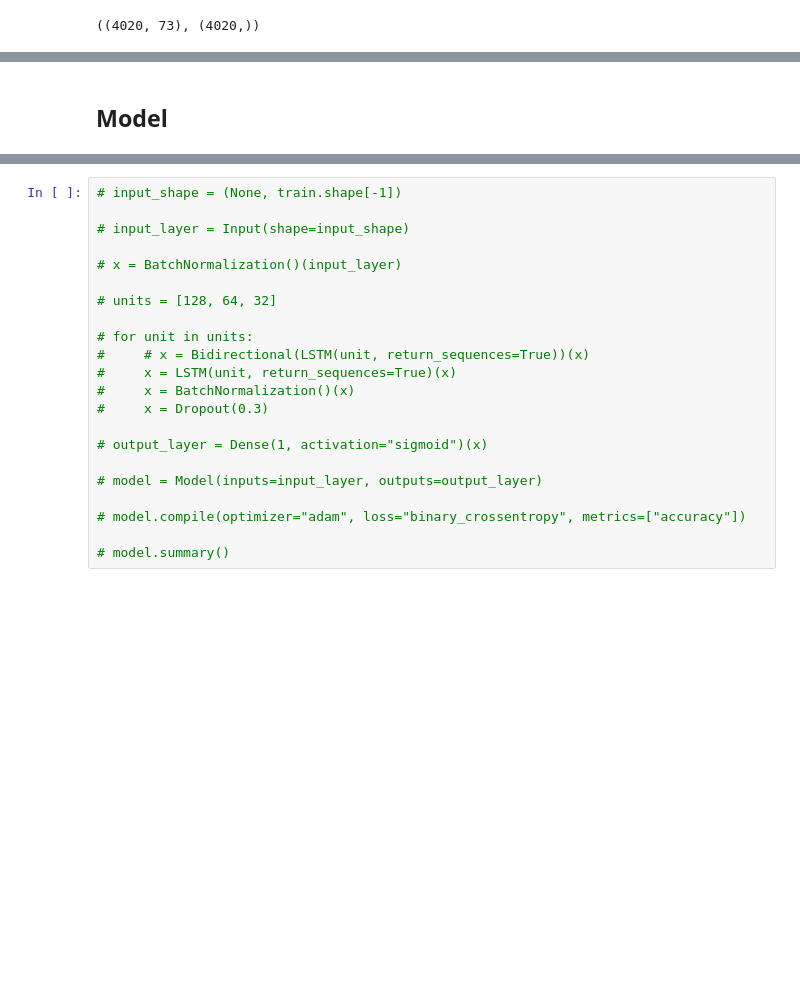
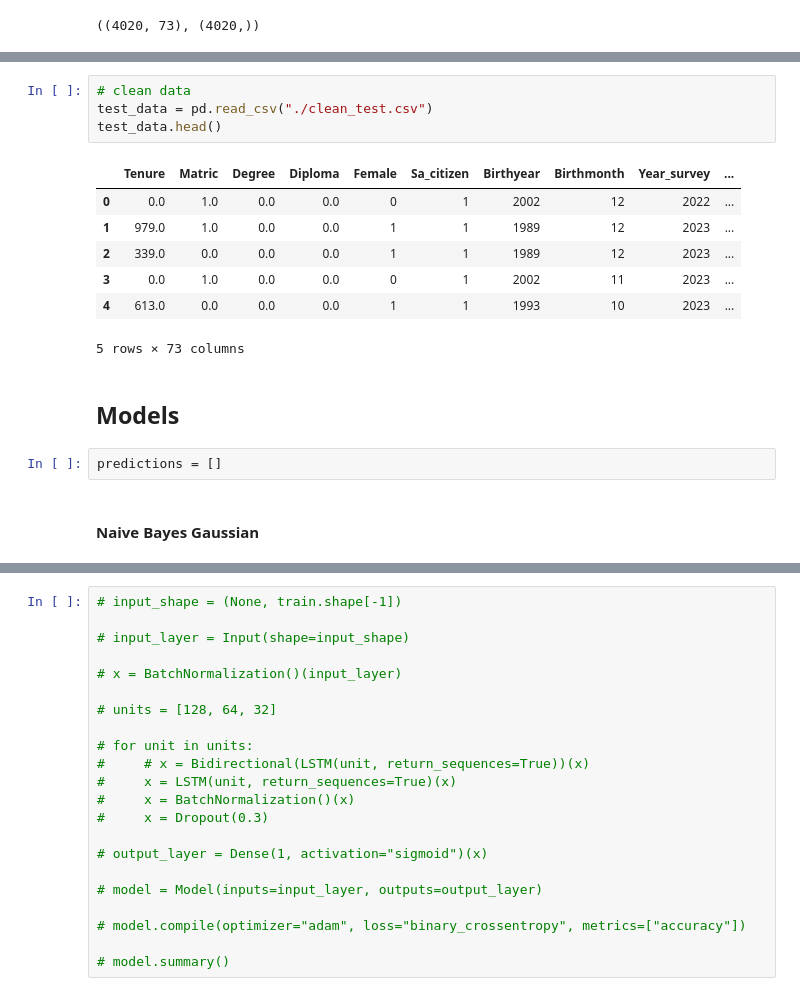
Before and after one commit to kibambe-0167/zindi-piyipc, a Jupyter notebook: app.ipynb, the cells around one changed output, grey strips where cells are left out. Saved outputs shown, nothing was run; the diff lists cells and outputs as text; blank space fills up the shorter version.

Commit message:
gaussianNB, doesnt perform well

```diff
--- a/app.ipynb
+++ b/app.ipynb
@@ -31,2 +46,18 @@ train.shape, targets.shape
+# %%
+# clean data
+test_data = pd.read_csv("./clean_test.csv")
+test_data.head()
+# %% [output]
+|  | Tenure | Matric | Degree | Diploma | Female | Sa_citizen | Birthyear | Birthmonth | Year_survey | ... |
+| 0 | 0.0 | 1.0 | 0.0 | 0.0 | 0 | 1 | 2002 | 12 | 2022 | ... |
+| 1 | 979.0 | 1.0 | 0.0 | 0.0 | 1 | 1 | 1989 | 12 | 2023 | ... |
+| 2 | 339.0 | 0.0 | 0.0 | 0.0 | 1 | 1 | 1989 | 12 | 2023 | ... |
+| 3 | 0.0 | 1.0 | 0.0 | 0.0 | 0 | 1 | 2002 | 11 | 2023 | ... |
+| 4 | 613.0 | 0.0 | 0.0 | 0.0 | 1 | 1 | 1993 | 10 | 2023 | ... |
+5 rows × 73 columns
 # %% [markdown]
-## Model
+## Models
+# %%
+predictions = []
+# %% [markdown]
+#### Naive Bayes Gaussian
```
Also changed, not shown: parts of 20 cells of this notebook, 4 other files.
